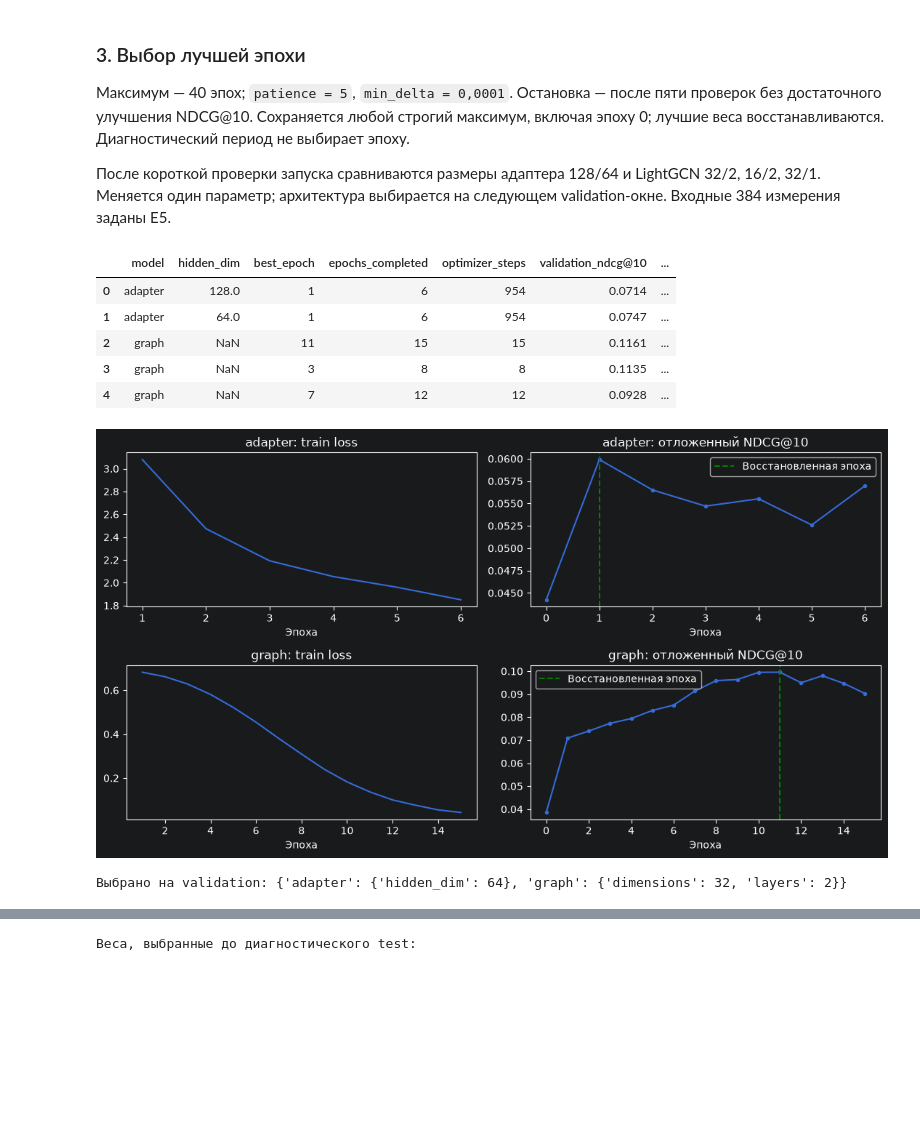
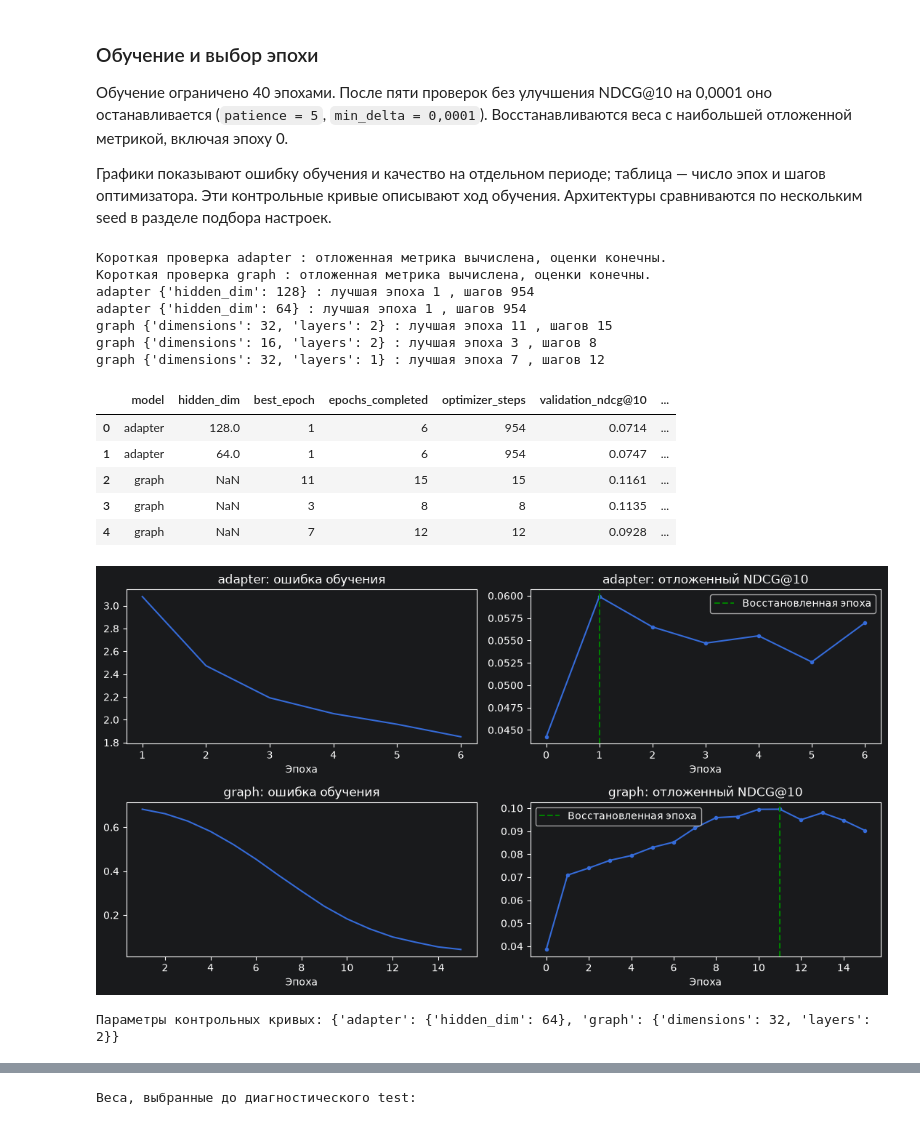
Before and after one commit to eugiv/ozon_card_query_model, a Jupyter notebook: recommender_demo.ipynb, the cells around one changed output, grey strips where cells are left out. Cells and saved outputs as stored; diff of their text form; code cells hidden in the pictures; blank space fills up the shorter version.

```diff
--- a/recommender_demo.ipynb
+++ b/recommender_demo.ipynb
@@ -204,23 +323,22 @@ from datetime import date
 from time import perf_counter
 import torch
 from cluster_data import dictionary_snapshot, aggregate_clusters, period_pairs, future_positives, sha256
-from cluster_recommender import load_embeddings, lexical_index, HybridRetriever
-from full_history_recommender import DormantConfig, dormant_positives, enrich_candidates, graph_vectors
-from dormant_learning import fit_fusion, fusion_scores, ranking_metrics, learning_rows, fit_ranker, predict_ranker
+from cluster_recommender import HybridRetriever, load_embeddings, lexical_index
+from full_history_recommender import DormantConfig, dormant_positives, enrich_candidates
+from dormant_learning import ranking_metrics, learning_rows, fit_ranker, predict_ranker
+from semantic_adapter import fit_adapter, apply_adapter
+from graph_learning import fit_graph
+from automatic_check import study_cache_valid
 
 ROOT = SUMMARY_ROOT
 torch.set_num_threads(2)
 research_path = ROOT / 'reports/notebook_research.json'
 research_config = json.loads((ROOT / 'config.json').read_text())
-RECOMPUTE_RESEARCH = False
-if RECOMPUTE_RESEARCH and not all((ROOT / research_config['inputs'][key]).is_file()
-                                for key in ['facts', 'dictionary', 'embeddings']):
-    raise RuntimeError('Для пересчёта нужны локальные факты, словарь и E5-векторы из config.json. Для просмотра оставьте RECOMPUTE_RESEARCH = False.')
+RECOMPUTE_RESEARCH = all((ROOT / research_config['inputs'][key]).is_file()
+                         for key in ['facts', 'dictionary', 'embeddings']) and not study_cache_valid(ROOT)
 research = {} if RECOMPUTE_RESEARCH else json.loads(research_path.read_text())
-print('Режим:', 'пересчёт по реальным локальным файлам' if RECOMPUTE_RESEARCH else
-      'чтение сохранённых реальных агрегатов; приватные файлы не требуются')
-print('Для повторного обучения на реальной истории включите RECOMPUTE_RESEARCH; это отдельный, более долгий запуск.')
 if RECOMPUTE_RESEARCH:
+    print('Автоматический пересчёт: нет проверенного кэша или изменились входы, код либо библиотеки.')
     facts = pd.read_csv(ROOT / research_config['inputs']['facts'],
                         dtype={'sku': 'string', 'query': 'string'}, keep_default_na=False)
     dictionary = pd.read_csv(ROOT / research_config['inputs']['dictionary'], keep_default_na=False)
@@ -235,4 +353,6 @@ if RECOMPUTE_RESEARCH:
                               for key in ['facts', 'dictionary', 'embeddings']}
     print('Фактов:', len(facts), '| SKU:', facts.sku.nunique(), '| кластеров:', len(real_catalog))
     print('Нормализованных дневных строк:', len(real_daily), '| E5:', real_vectors.shape)
+else:
+    print('Читаются сохранённые реальные расчёты. При наличии приватных входов проверены их хеши, код и библиотеки.')
 # %% [output]
@@ -387,16 +519,12 @@ display(pd.DataFrame(research['study']['splits']))
 | 1 | validation | 2026-09-04 | 46760 | 104 | 228 | 18 |
 | 2 | test | 2026-09-18 | 42900 | 121 | 260 | 48 |
 # %% [markdown]
-### 3. Выбор лучшей эпохи
+### Обучение и выбор эпохи
 
-Максимум — 40 эпох; `patience = 5`, `min_delta = 0,0001`. Остановка — после пяти проверок без достаточного улучшения NDCG@10. Сохраняется любой строгий максимум, включая эпоху 0; лучшие веса восстанавливаются. Диагностический период не выбирает эпоху.
+Обучение ограничено 40 эпохами. После пяти проверок без улучшения NDCG@10 на 0,0001 оно останавливается (`patience = 5`, `min_delta = 0,0001`). Восстанавливаются веса с наибольшей отложенной метрикой, включая эпоху 0.
 
-После короткой проверки запуска сравниваются размеры адаптера 128/64 и LightGCN 32/2, 16/2, 32/1. Меняется один параметр; архитектура выбирается на следующем validation-окне. Входные 384 измерения заданы E5.
+Графики показывают ошибку обучения и качество на отдельном периоде; таблица — число эпох и шагов оптимизатора. Эти контрольные кривые описывают ход обучения. Архитектуры сравниваются по нескольким seed в разделе подбора настроек.
 # %%
-from importlib import reload
-import semantic_adapter, graph_learning
-reload(semantic_adapter); reload(graph_learning)
-
 if RECOMPUTE_RESEARCH:
     stop_split = splits['epoch_validation']
     adapter_scorer = profile_scorer(stop_split['base'], stop_split['history'], study_catalog, weighted=True)
@@ -430,7 +558,7 @@ if RECOMPUTE_RESEARCH:
     for kind in ['adapter', 'graph']:
         smoke_vectors, smoke_audit, _ = train_network(kind, epochs=1)
         assert smoke_audit['optimizer_steps'] > 0 and smoke_audit['best_validation_score'] is not None
-        print('Короткая проверка', kind, ': отложенная метрика вычислена, scores конечны.')
+        print('Короткая проверка', kind, ': отложенная метрика вычислена, оценки конечны.')
     architectures = [('adapter', {'hidden_dim': 128}), ('adapter', {'hidden_dim': 64}),
                      ('graph', {'dimensions': 32, 'layers': 2}),
                      ('graph', {'dimensions': 16, 'layers': 2}), ('graph', {'dimensions': 32, 'layers': 1})]
@@ -446,38 +574,49 @@ if RECOMPUTE_RESEARCH:
                   'epochs_completed': audit['epochs_completed'], 'optimizer_steps': audit['optimizer_steps'],
                   'validation_ndcg@10': metric['ndcg@10'], 'validation_recall@10': metric['recall@10'],
                   'seconds': audit['seconds']}
         architecture_results.append(record)
         trained_architectures.append((encoded, audit, model))
         print(kind, parameters, ': лучшая эпоха', audit['best_epoch'], ', шагов', audit['optimizer_steps'])
     selected_architectures = {kind: max([i for i, value in enumerate(architectures) if value[0] == kind],
                               key=lambda i: architecture_results[i]['validation_ndcg@10']) for kind in ['adapter', 'graph']}
     selected_vectors = {kind: trained_architectures[index][0] for kind, index in selected_architectures.items()}
     research['architecture'] = architecture_results
     research['selected_parameters'] = {kind: architectures[index][1] for kind, index in selected_architectures.items()}
     research['curves'] = {kind: {key: trained_architectures[index][1][key] for key in
         ['validation_per_epoch', 'epochs_completed', 'best_epoch', 'optimizer_steps']} |
         {'loss': trained_architectures[index][1]['loss_per_epoch' if kind == 'adapter' else 'bpr_losses']}
         for kind, index in selected_architectures.items()}
 
 display(pd.DataFrame(research['architecture']).round(4))
 fig, axes = plt.subplots(2, 2, figsize=(11, 6))
 for row, kind in enumerate(['adapter', 'graph']):
     curve = research['curves'][kind]
     axes[row, 0].plot(range(1, len(curve['loss']) + 1), curve['loss'])
-    axes[row, 0].set_title(kind + ': train loss')
+    axes[row, 0].set_title(kind + ': ошибка обучения')
     axes[row, 1].plot(range(len(curve['validation_per_epoch'])), curve['validation_per_epoch'], marker='.')
     axes[row, 1].axvline(curve['best_epoch'], color='green', linestyle='--', label='Восстановленная эпоха')
-    axes[row, 1].set_title(kind + ': отложенный NDCG@10'); axes[row, 1].legend()
-    for ax in axes[row]: ax.set_xlabel('Эпоха')
-fig.tight_layout(); plt.show(); plt.close(fig)
-print('Выбрано на validation:', research['selected_parameters'])
+    axes[row, 1].set_title(kind + ': отложенный NDCG@10')
+    axes[row, 1].legend()
+    for ax in axes[row]:
+        ax.set_xlabel('Эпоха')
+fig.tight_layout()
+plt.show()
+plt.close(fig)
+print('Параметры контрольных кривых:', research['selected_parameters'])
 # %% [output]
+Короткая проверка adapter : отложенная метрика вычислена, оценки конечны.
+Короткая проверка graph : отложенная метрика вычислена, оценки конечны.
+adapter {'hidden_dim': 128} : лучшая эпоха 1 , шагов 954
+adapter {'hidden_dim': 64} : лучшая эпоха 1 , шагов 954
+graph {'dimensions': 32, 'layers': 2} : лучшая эпоха 11 , шагов 15
+graph {'dimensions': 16, 'layers': 2} : лучшая эпоха 3 , шагов 8
+graph {'dimensions': 32, 'layers': 1} : лучшая эпоха 7 , шагов 12
 |  | model | hidden_dim | best_epoch | epochs_completed | optimizer_steps | validation_ndcg@10 | ... |
 | 0 | adapter | 128.0 | 1 | 6 | 954 | 0.0714 | ... |
 | 1 | adapter | 64.0 | 1 | 6 | 954 | 0.0747 | ... |
 | 2 | graph | NaN | 11 | 15 | 15 | 0.1161 | ... |
 | 3 | graph | NaN | 3 | 8 | 8 | 0.1135 | ... |
 | 4 | graph | NaN | 7 | 12 | 12 | 0.0928 | ... |
-[figure, old version]
+[figure, new version]
-Выбрано на validation: {'adapter': {'hidden_dim': 64}, 'graph': {'dimensions': 32, 'layers': 2}}
+Параметры контрольных кривых: {'adapter': {'hidden_dim': 64}, 'graph': {'dimensions': 32, 'layers': 2}}
 # %% [markdown]
```
Also changed, not shown: parts of 57 cells of this notebook, 28 other files.
